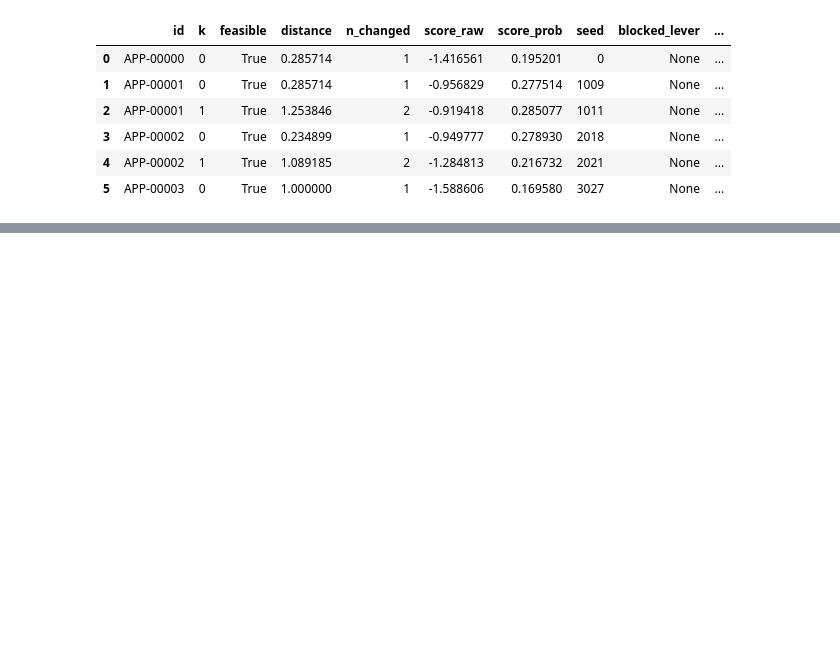
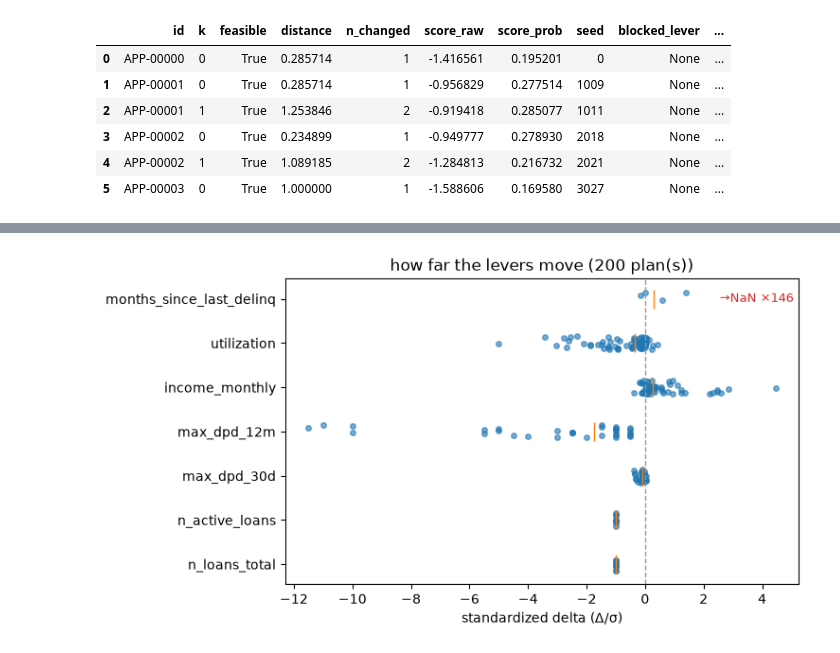
Before and after one commit to wlazlod/treecf, a Jupyter notebook: docs/notebooks/02-credit-risk-tutorial.ipynb, the cells around one changed output, grey strips where cells are left out. Drawn from its saved outputs; the diff is of its cells as text; code cells hidden in the pictures; blank space fills up the shorter version.

```diff
--- a/docs/notebooks/02-credit-risk-tutorial.ipynb
+++ b/docs/notebooks/02-credit-risk-tutorial.ipynb
@@ -222,0 +243,4 @@ stored.to_frame().head(6)      # or analyze the whole day as a DataFrame
+# %%
+plot_batch_deltas(batch, explainer=exp);   # deltas in sigma units
+# %% [output]
+[figure, added]
```
Also changed, not shown: parts of 5 cells of this notebook, 4 other files.
